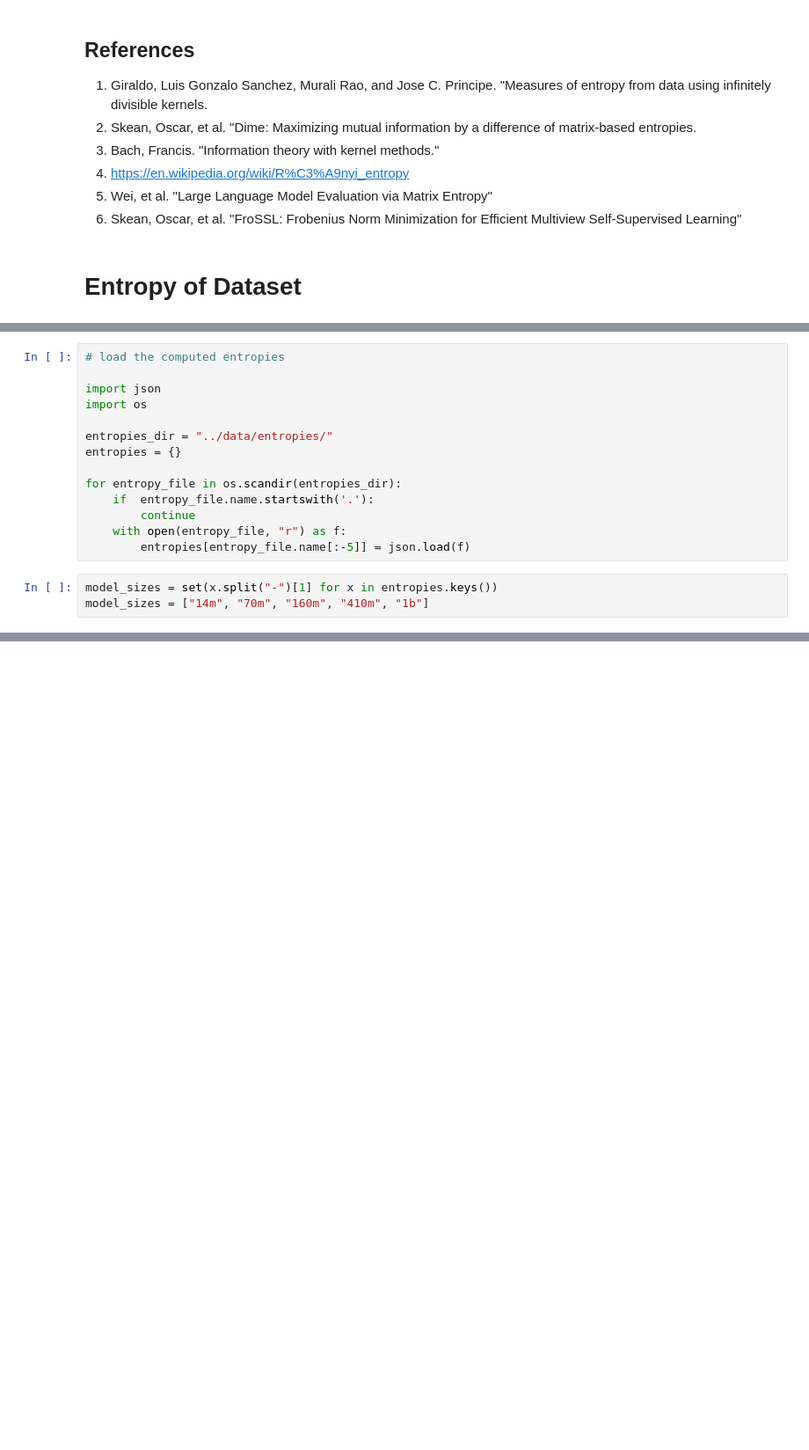
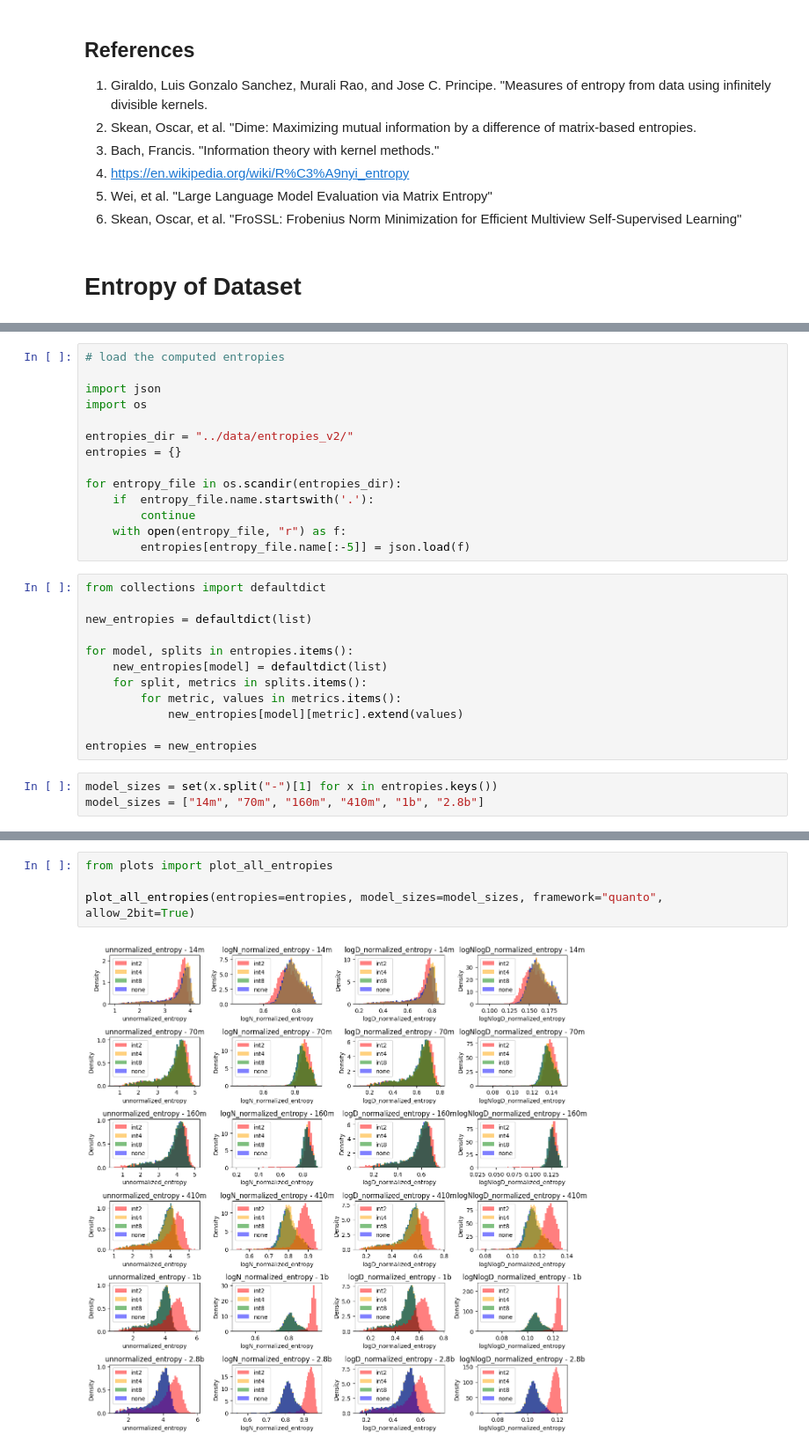
Before and after one commit to djaniak/information-bottleneck, a Jupyter notebook: notebooks/information_compression.ipynb, the cells around one changed output, grey strips where cells are left out. Shown at 88% size. Drawn from its saved outputs; the diff is of its cells as text; blank space fills up the shorter version.

Commit message:
update notebook with entropies and perplexity

```diff
--- a/notebooks/information_compression.ipynb
+++ b/notebooks/information_compression.ipynb
@@ -77,7 +83,7 @@ Efficient Multiview Self-Supervised Learning"
 import json
 import os
 
-entropies_dir = "../data/entropies/"
+entropies_dir = "../data/entropies_v2/"
 entropies = {}
 
 for entropy_file in os.scandir(entropies_dir):
@@ -85,6 +91,18 @@ for entropy_file in os.scandir(entropies_dir):
         continue
     with open(entropy_file, "r") as f:
         entropies[entropy_file.name[:-5]] = json.load(f)
+# %%
+from collections import defaultdict
+
+new_entropies = defaultdict(list)
+
+for model, splits in entropies.items():
+    new_entropies[model] = defaultdict(list)
+    for split, metrics in splits.items():
+        for metric, values in metrics.items():
+            new_entropies[model][metric].extend(values)
+
+entropies = new_entropies
 # %%
 model_sizes = set(x.split("-")[1] for x in entropies.keys())
-model_sizes = ["14m", "70m", "160m", "410m", "1b"]
+model_sizes = ["14m", "70m", "160m", "410m", "1b", "2.8b"]
@@ -120,0 +109,6 @@ plt.show()
+# %%
+from plots import plot_all_entropies
+
+plot_all_entropies(entropies=entropies, model_sizes=model_sizes, framework="quanto", allow_2bit=True)
+# %% [output]
+[figure, added]
```
Also changed, not shown: parts of 9 cells of this notebook.
